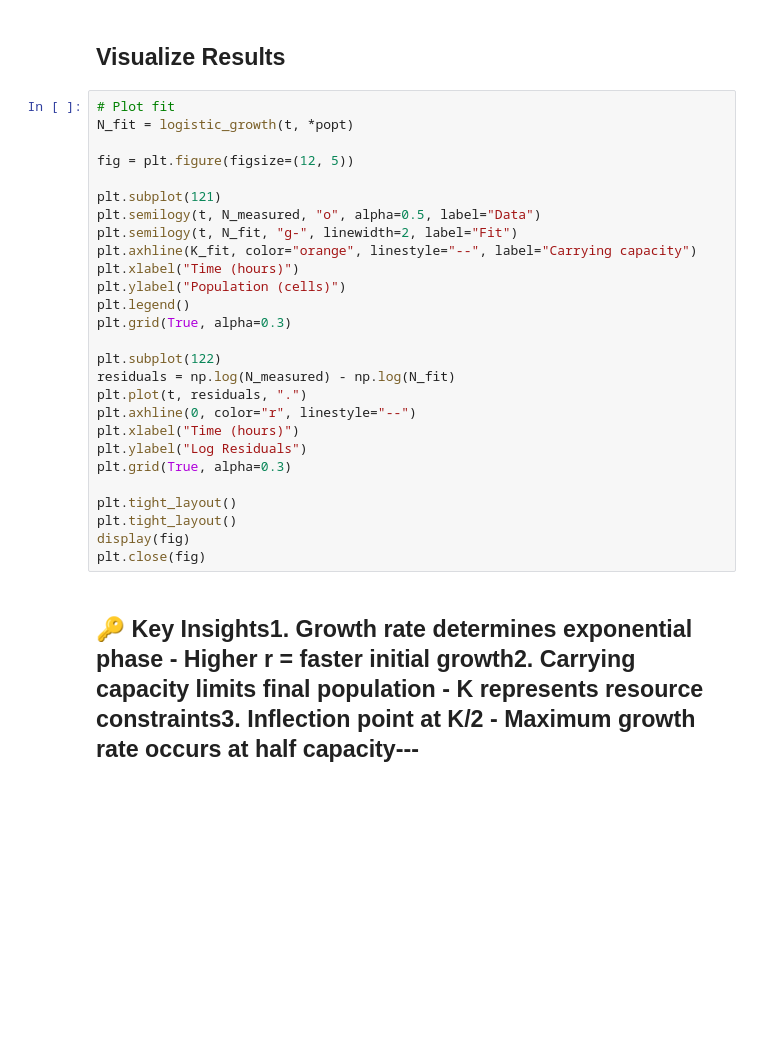
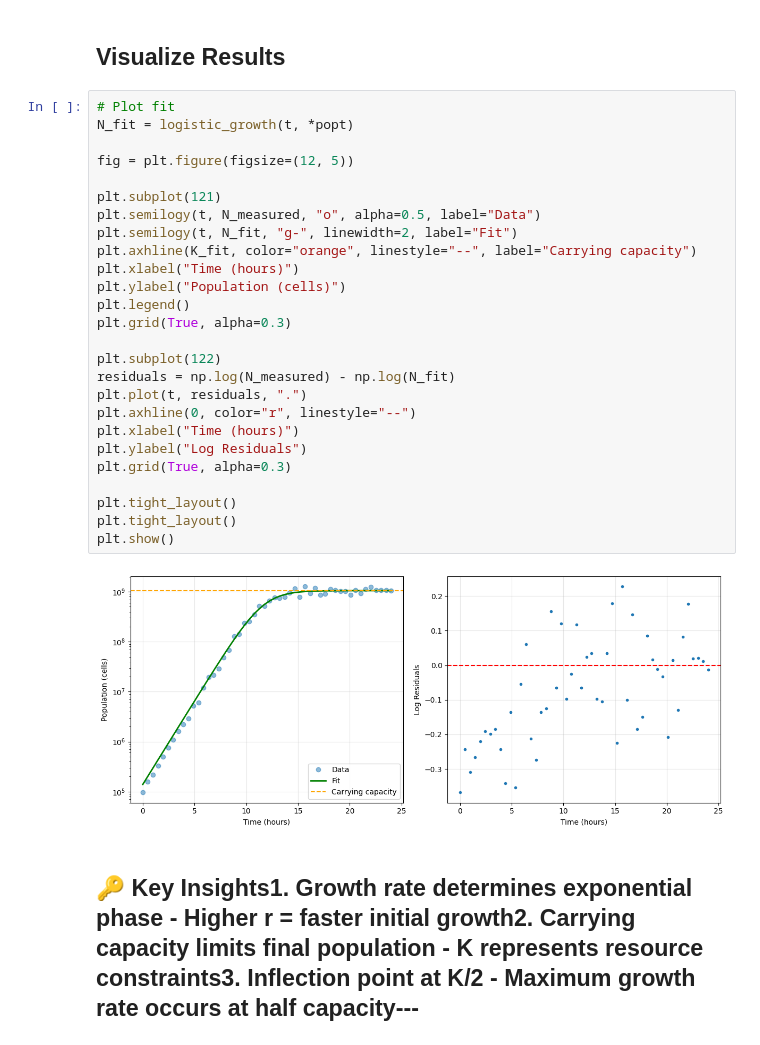
Before and after one commit to imewei/NLSQ, a Jupyter notebook: examples/notebooks/04_gallery/biology/growth_curves.ipynb, the cells around one changed output. Drawn from its saved outputs; the diff is of its cells as text; blank space fills up the shorter version.

```diff
--- a/examples/notebooks/04_gallery/biology/growth_curves.ipynb
+++ b/examples/notebooks/04_gallery/biology/growth_curves.ipynb
@@ -72,30 +101,31 @@ print(f"\nDoubling time: {t_double:.2f} hours")
 # %%
 # Plot fit
 N_fit = logistic_growth(t, *popt)
 
 fig = plt.figure(figsize=(12, 5))
 
 plt.subplot(121)
 plt.semilogy(t, N_measured, "o", alpha=0.5, label="Data")
 plt.semilogy(t, N_fit, "g-", linewidth=2, label="Fit")
 plt.axhline(K_fit, color="orange", linestyle="--", label="Carrying capacity")
 plt.xlabel("Time (hours)")
 plt.ylabel("Population (cells)")
 plt.legend()
 plt.grid(True, alpha=0.3)
 
 plt.subplot(122)
 residuals = np.log(N_measured) - np.log(N_fit)
 plt.plot(t, residuals, ".")
 plt.axhline(0, color="r", linestyle="--")
 plt.xlabel("Time (hours)")
 plt.ylabel("Log Residuals")
 plt.grid(True, alpha=0.3)
 
 plt.tight_layout()
 plt.tight_layout()
-display(fig)
-plt.close(fig)
+plt.show()
+# %% [output]
+[figure, added]
 # %% [markdown]
 ## 🔑 Key Insights1. **Growth rate determines exponential phase** - Higher r = faster initial growth2. **Carrying capacity limits final population** - K represents resource constraints3. **Inflection point at K/2** - Maximum growth rate occurs at half capacity---
 # %% [markdown]
```
Also changed, not shown: parts of 2 cells of this notebook, 2 other files.
